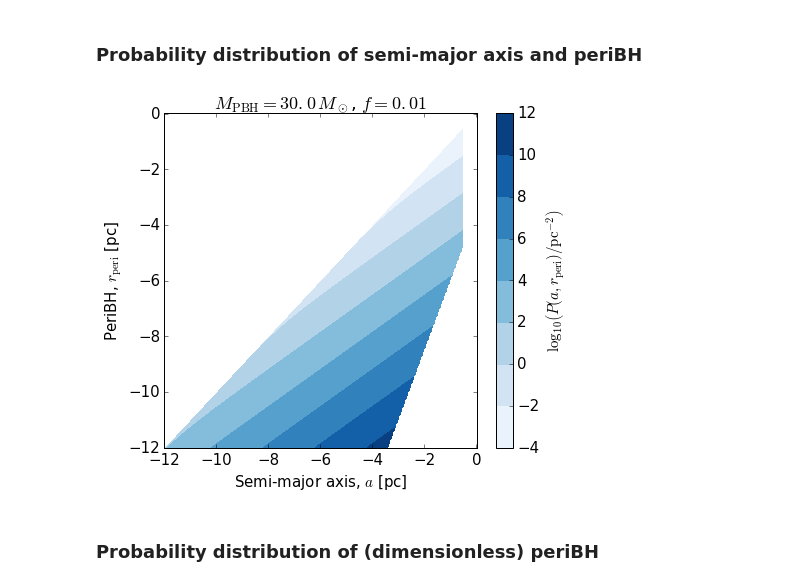
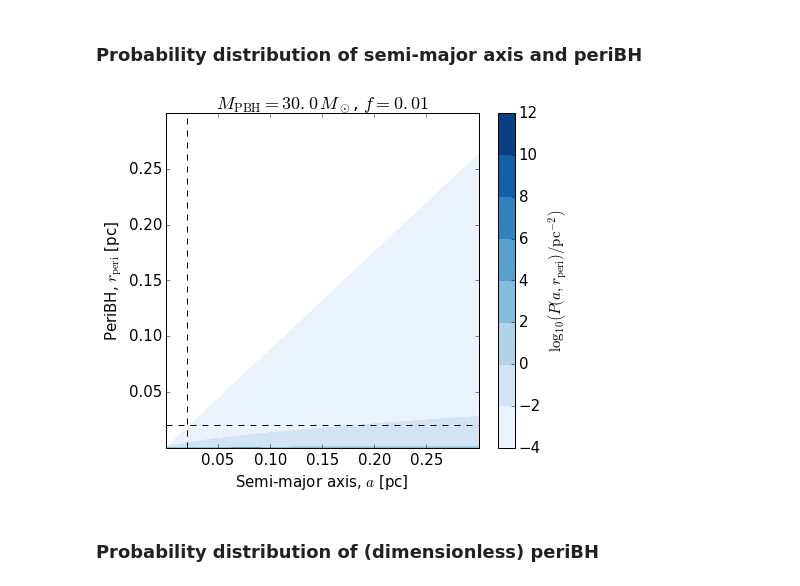
Before and after one commit to LBJ-Wade/PBHinDMclothing, a Jupyter notebook: code/PBH.ipynb, the cells around one changed output. Drawn from its saved outputs; the diff is of its cells as text; code cells hidden in the pictures.

```diff
--- a/code/PBH.ipynb
+++ b/code/PBH.ipynb
@@ -183,35 +183,35 @@ a_max = (f_ref**(1.0/3.0))*xbar(f_ref, M_PBH)
 a_list = np.logspace(-12, np.log10(a_max), 201)
 r_list = np.logspace(-12, np.log10(a_max), 201)
 a_grid, r_grid = np.meshgrid(a_list, r_list, indexing='xy')
 
 
 pl.figure(figsize=(7,6))
 
 #Plotted filled contours of log10 of PDF of a, r
 P_ar_vec = np.vectorize(P_ar, excluded=(2,3))
-pl.contourf(np.log10(a_grid), np.log10(r_grid), np.log10(P_ar_vec(a_grid, r_grid, f_ref, M_PBH)), cmap="Blues")
+pl.contourf(a_grid, r_grid, np.log10(P_ar_vec(a_grid, r_grid, f_ref, M_PBH)), cmap="Blues")
 pl.colorbar(label=r"$\log_{10}\left(P(a, r_\mathrm{peri})/\mathrm{pc}^{-2} \right)$")
 
 #Plot the minimum and maximum value of periBH
 #pl.plot(a_list, a_list, 'k-', lw=2.0)
 #pl.plot(a_list, a_list*(1-emax(a_list, f_ref, M_PBH)), 'k-', lw=2.0)
 
 #Plot the truncation radius of the DM halo
 pl.axvline(r_trunc(M_PBH), linestyle='--', color='k')
 pl.axhline(r_trunc(M_PBH), linestyle='--', color='k')
 
 #Add some labels
 pl.xlabel("Semi-major axis, $a$ [pc]")
 pl.ylabel("PeriBH, $r_\mathrm{peri}$ [pc]")
 pl.title(r"$M_\mathrm{PBH} = " + str(M_PBH) + "\,M_\odot$, $f = " + str(f_ref) + "$")
 
 #pl.xlim(0, a_max)
 #pl.ylim(0, a_max)
 
 pl.savefig("../plots/PDF_axis_periBH.pdf", bbox_inches="tight")
 pl.show()
 # %% [output]
-[figure, old version]
+[figure, new version]
 # %% [markdown]
 ### Probability distribution of (dimensionless) periBH
 # %%
```
Also changed, not shown: parts of 10 cells of this notebook, 19 other files.
